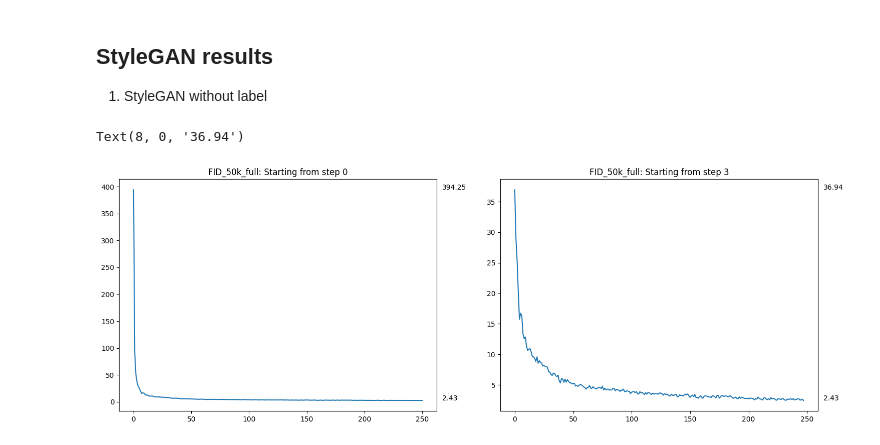
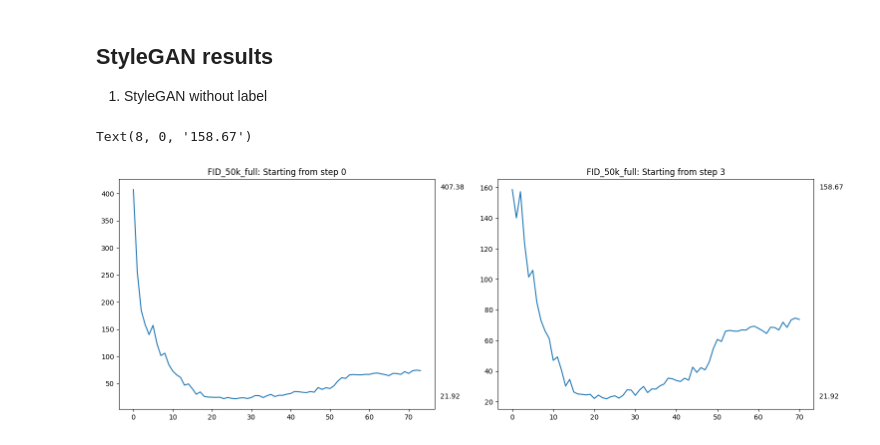
Before and after one commit to Jeremstym/depoibens, a Jupyter notebook: statdes.ipynb, the cells around one changed output. Saved outputs shown, nothing was run; the diff lists cells and outputs as text; code cells hidden in the pictures.

Commit message:
Add inception results and compare to dino

```diff
--- a/statdes.ipynb
+++ b/statdes.ipynb
@@ -147,19 +148,20 @@ dino_res.describe()
 1. StyleGAN without label
 # %%
 res = pd.read_json("results/metric-fid50k_StyleGAN1l.jsonl", lines=True)
+res2 = pd.read_json("results/metric-fid50k_full_styleGAN69.jsonl", lines=True)
 # %%
-res["res"] = res["results"].apply(lambda x: list(x.values())[0])
+res2["res"] = res2["results"].apply(lambda x: list(x.values())[0])
 # %%
-var = res["res"].values
+var = res2["res"].values
 fig, axes = plt.subplots(1, 2, figsize=(18, 6))
 axes[0].plot(var)
 axes[0].set_title("FID_50k_full: Starting from step 0")
 axes[0].annotate('%0.2f' % var.min(), xy=(1, var.min()), xytext=(8, 0), xycoords=('axes fraction', 'data'), textcoords='offset points')
 axes[0].annotate('%0.2f' % var.max(), xy=(1, var.max()), xytext=(8, 0), xycoords=('axes fraction', 'data'), textcoords='offset points')
 axes[1].plot(var[3:])
 axes[1].set_title("FID_50k_full: Starting from step 3")
 axes[1].annotate('%0.2f' % var.min(), xy=(1, var.min()), xytext=(8, 0), xycoords=('axes fraction', 'data'), textcoords='offset points')
 axes[1].annotate('%0.2f' % var[3:].max(), xy=(1, var[3:].max()), xytext=(8, 0), xycoords=('axes fraction', 'data'), textcoords='offset points')
 # %% [output]
-Text(8, 0, '36.94')
+Text(8, 0, '158.67')
-[figure, old version]
+[figure, new version]
```
Also changed, not shown: parts of 4 cells of this notebook, 1 other file.
